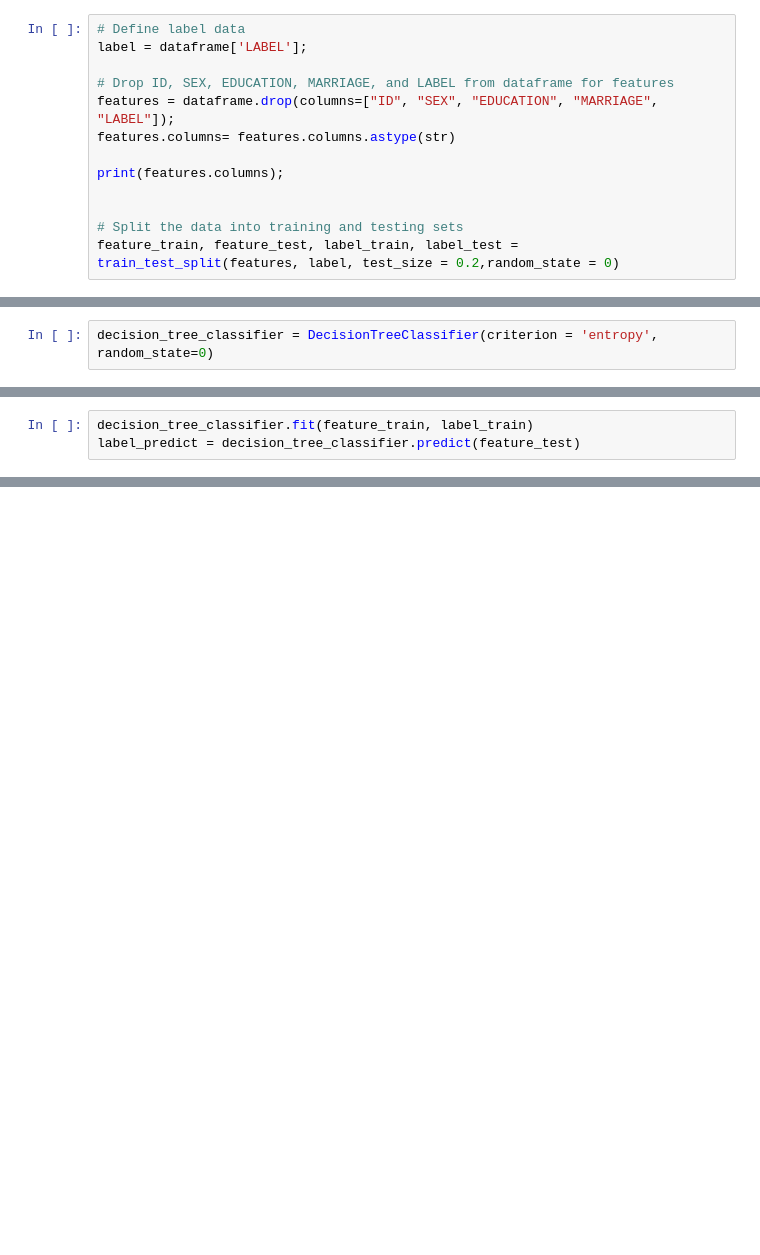
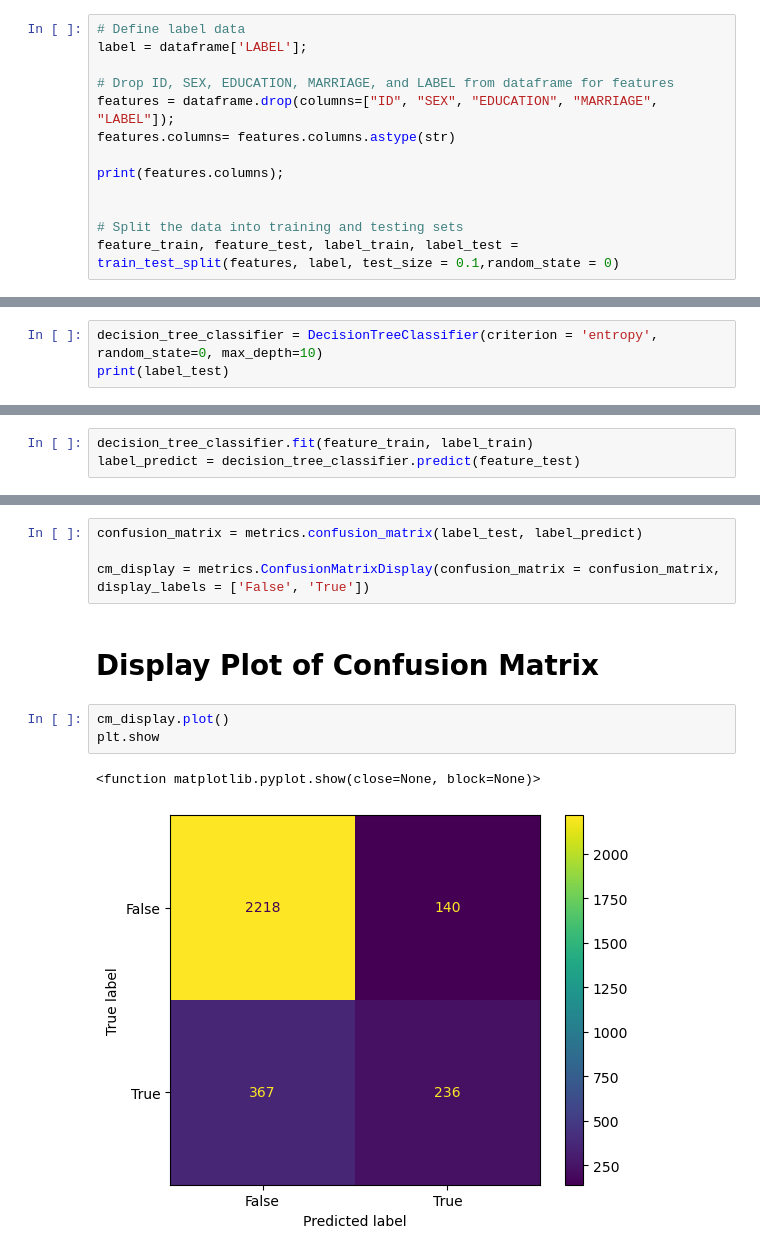
Before and after one commit to yosua-kristianto/ml-team-project, a Jupyter notebook: main.ipynb, the cells around one changed output, grey strips where cells are left out. Cells and saved outputs as stored; diff of their text form; blank space fills up the shorter version.

Commit message:
Add confusion matrix

```diff
--- a/main.ipynb
+++ b/main.ipynb
@@ -86,7 +92,7 @@ print(features.columns);
 
 
 # Split the data into training and testing sets
-feature_train, feature_test, label_train, label_test = train_test_split(features, label, test_size = 0.2,random_state = 0)
+feature_train, feature_test, label_train, label_test = train_test_split(features, label, test_size = 0.1,random_state = 0)
 # %% [output]
 Index(['LIMIT_BAL', 'AGE', 'PAY_0', 'PAY_2', 'PAY_3', 'PAY_4', 'PAY_5',
        'PAY_6', 'BILL_AMT1', 'BILL_AMT2', 'BILL_AMT3', 'BILL_AMT4',
@@ -98,4 +104,5 @@ Index(['LIMIT_BAL', 'AGE', 'PAY_0', 'PAY_2', 'PAY_3', 'PAY_4', 'PAY_5',
 # %% [markdown]
 # Loading Decision Tree Classifier
 # %%
-decision_tree_classifier = DecisionTreeClassifier(criterion = 'entropy', random_state=0)
+decision_tree_classifier = DecisionTreeClassifier(criterion = 'entropy', random_state=0, max_depth=10)
+print(label_test)
@@ -143 +165,13 @@ Index(['ID', 'LIMIT_BAL', 'SEX', 'EDUCATION', 'MARRIAGE', 'AGE', 'PAY_0',
+# %%
+confusion_matrix = metrics.confusion_matrix(label_test, label_predict)
+
+cm_display = metrics.ConfusionMatrixDisplay(confusion_matrix = confusion_matrix, display_labels = ['False', 'True'])
+# %% [markdown]
+# Display Plot of Confusion Matrix
+# %%
+cm_display.plot()
+plt.show
+# %% [output]
+<function matplotlib.pyplot.show(close=None, block=None)>
+[figure, added]
 # %%
```
Also changed, not shown: parts of 12 cells of this notebook, 3 other files.
